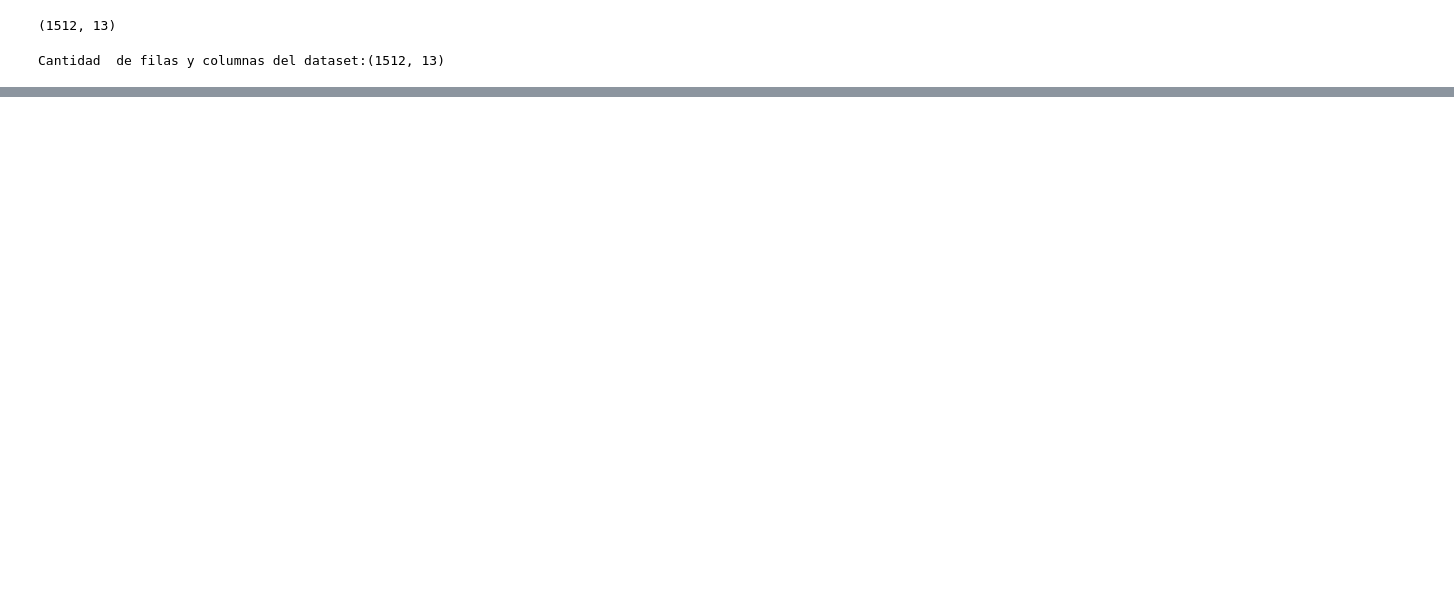
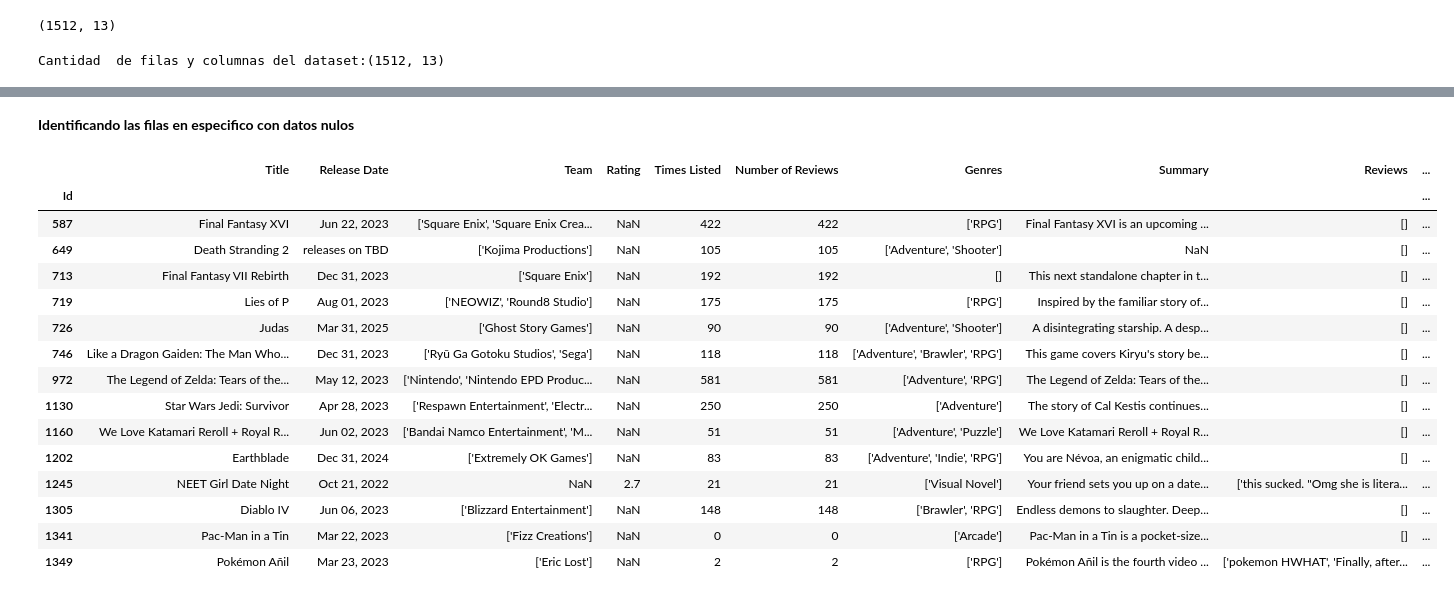
Before and after one commit to anavillegas26/Python-Semestre-I, a Jupyter notebook: Jupyter.ipynb/03_pandas.ipynb, the cells around one changed output, grey strips where cells are left out. Cells and saved outputs as stored; diff of their text form; code cells hidden in the pictures; blank space fills up the shorter version.

```diff
--- a/Jupyter.ipynb/03_pandas.ipynb
+++ b/Jupyter.ipynb/03_pandas.ipynb
@@ -33,0 +98,24 @@ Cantidad  de filas y columnas del dataset:(1512, 13)
+# %% [markdown]
+**Identificando las filas en especifico con datos nulos**
+# %%
+filas_nulas= datos[datos.isnull().any(axis=1)]  #recordar que datos es nuetro dataset
+filas_nulas
+
+# NaN significa valos nulo
+# %% [output]
+|  | Title | Release Date | Team | Rating | Times Listed | Number of Reviews | Genres | Summary | Reviews | ... |
+| Id |  |  |  |  |  |  |  |  |  | ... |
+| 587 | Final Fantasy XVI | Jun 22, 2023 | ['Square Enix', 'Square Enix Crea... | NaN | 422 | 422 | ['RPG'] | Final Fantasy XVI is an upcoming ... | [] | ... |
+| 649 | Death Stranding 2 | releases on TBD | ['Kojima Productions'] | NaN | 105 | 105 | ['Adventure', 'Shooter'] | NaN | [] | ... |
+| 713 | Final Fantasy VII Rebirth | Dec 31, 2023 | ['Square Enix'] | NaN | 192 | 192 | [] | This next standalone chapter in t... | [] | ... |
+| 719 | Lies of P | Aug 01, 2023 | ['NEOWIZ', 'Round8 Studio'] | NaN | 175 | 175 | ['RPG'] | Inspired by the familiar story of... | [] | ... |
+| 726 | Judas | Mar 31, 2025 | ['Ghost Story Games'] | NaN | 90 | 90 | ['Adventure', 'Shooter'] | A disintegrating starship. A desp... | [] | ... |
+| 746 | Like a Dragon Gaiden: The Man Who... | Dec 31, 2023 | ['Ryū Ga Gotoku Studios', 'Sega'] | NaN | 118 | 118 | ['Adventure', 'Brawler', 'RPG'] | This game covers Kiryu's story be... | [] | ... |
+| 972 | The Legend of Zelda: Tears of the... | May 12, 2023 | ['Nintendo', 'Nintendo EPD Produc... | NaN | 581 | 581 | ['Adventure', 'RPG'] | The Legend of Zelda: Tears of the... | [] | ... |
+| 1130 | Star Wars Jedi: Survivor | Apr 28, 2023 | ['Respawn Entertainment', 'Electr... | NaN | 250 | 250 | ['Adventure'] | The story of Cal Kestis continues... | [] | ... |
+| 1160 | We Love Katamari Reroll + Royal R... | Jun 02, 2023 | ['Bandai Namco Entertainment', 'M... | NaN | 51 | 51 | ['Adventure', 'Puzzle'] | We Love Katamari Reroll + Royal R... | [] | ... |
+| 1202 | Earthblade | Dec 31, 2024 | ['Extremely OK Games'] | NaN | 83 | 83 | ['Adventure', 'Indie', 'RPG'] | You are Névoa, an enigmatic child... | [] | ... |
+| 1245 | NEET Girl Date Night | Oct 21, 2022 | NaN | 2.7 | 21 | 21 | ['Visual Novel'] | Your friend sets you up on a date... | ['this sucked. "Omg she is litera... | ... |
+| 1305 | Diablo IV | Jun 06, 2023 | ['Blizzard Entertainment'] | NaN | 148 | 148 | ['Brawler', 'RPG'] | Endless demons to slaughter. Deep... | [] | ... |
+| 1341 | Pac-Man in a Tin | Mar 22, 2023 | ['Fizz Creations'] | NaN | 0 | 0 | ['Arcade'] | Pac-Man in a Tin is a pocket-size... | [] | ... |
+| 1349 | Pokémon Añil | Mar 23, 2023 | ['Eric Lost'] | NaN | 2 | 2 | ['RPG'] | Pokémon Añil is the fourth video ... | ['pokemon HWHAT', 'Finally, after... | ... |
```
Also changed, not shown: parts of 21 cells of this notebook.
